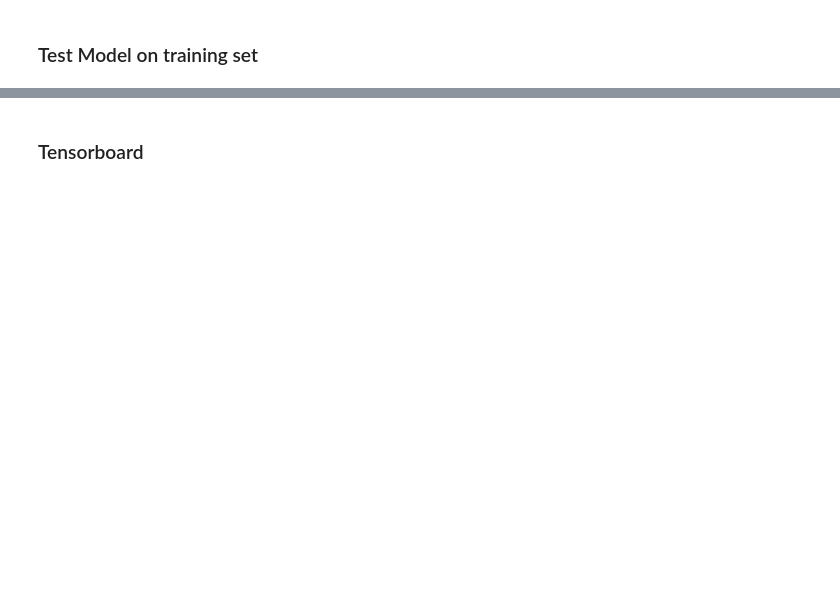
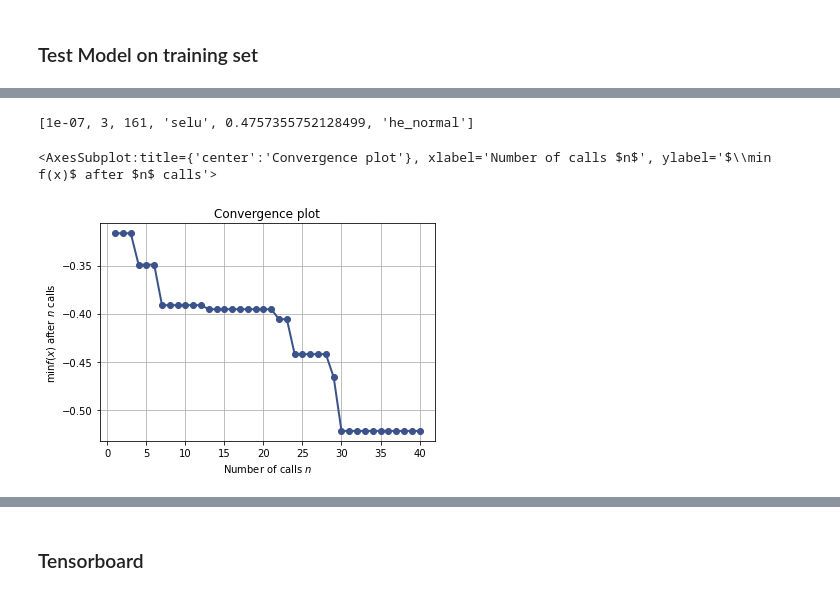
Before and after one commit to KamenShah/Wildfire_Spread_Prediction, a Jupyter notebook: model_training.ipynb, the cells around one changed output, grey strips where cells are left out. Drawn from its saved outputs; the diff is of its cells as text; code cells hidden in the pictures; blank space fills up the shorter version.

```diff
--- a/model_training.ipynb
+++ b/model_training.ipynb
@@ -1001,0 +1332,23 @@ ResourceExhaustedError: failed to allocate memory [Op:AddV2]
+# %%
+epochs = 5
+dim_learning_rate = Real(low=1e-7, high=1e-4, prior='log-uniform',
+                         name='learning_rate')
+dim_num_dense_layers = Integer(low=1, high=5, name='num_dense_layers')
+dim_num_dense_nodes = Integer(low=4, high=256, name='num_dense_nodes')
+dim_activation = Categorical(categories=['relu', 'selu', 'elu', tf.keras.layers.LeakyReLU()],
+                             name='activation')
+dim_dropout = Real(low=0.1, high=0.5, name='dropout')
+dim_weight_init = Categorical(categories=['he_normal', 'he_uniform'],
+                             name='weight_init')
+# dim_batch_size = Integer(low=1, high=200, name='batch_size')
+
+
+dimensions = [dim_learning_rate,
+              dim_num_dense_layers,
+              dim_num_dense_nodes,
+              dim_activation,
+              dim_dropout,
+              dim_weight_init]
+
+default_parameters = [1e-5, 3, 128, 'relu', 0.2, 'he_normal']
+best_dice_coef = float('inf')
@@ -1001,0 +1485,6 @@ ResourceExhaustedError: failed to allocate memory [Op:AddV2]
+# %%
+search_result = gp_minimize(func=fitness,
+                            dimensions=dimensions,
+                            acq_func='EI', # Expected Improvement.
+                            n_calls=40,
+                            x0=default_parameters)
@@ -1001,0 +1529,10 @@ ResourceExhaustedError: failed to allocate memory [Op:AddV2]
+# %%
+search_result.x
+# %% [output]
+[1e-07, 3, 161, 'selu', 0.4757355752128499, 'he_normal']
+# %%
+from skopt.plots import plot_convergence, plot_objective_2D, plot_objective
+plot_convergence(search_result)
+# %% [output]
+<AxesSubplot:title={'center':'Convergence plot'}, xlabel='Number of calls $n$', ylabel='$\\min f(x)$ after $n$ calls'>
+[figure, added]
```
Also changed, not shown: parts of 29 cells of this notebook, 1 other file.
